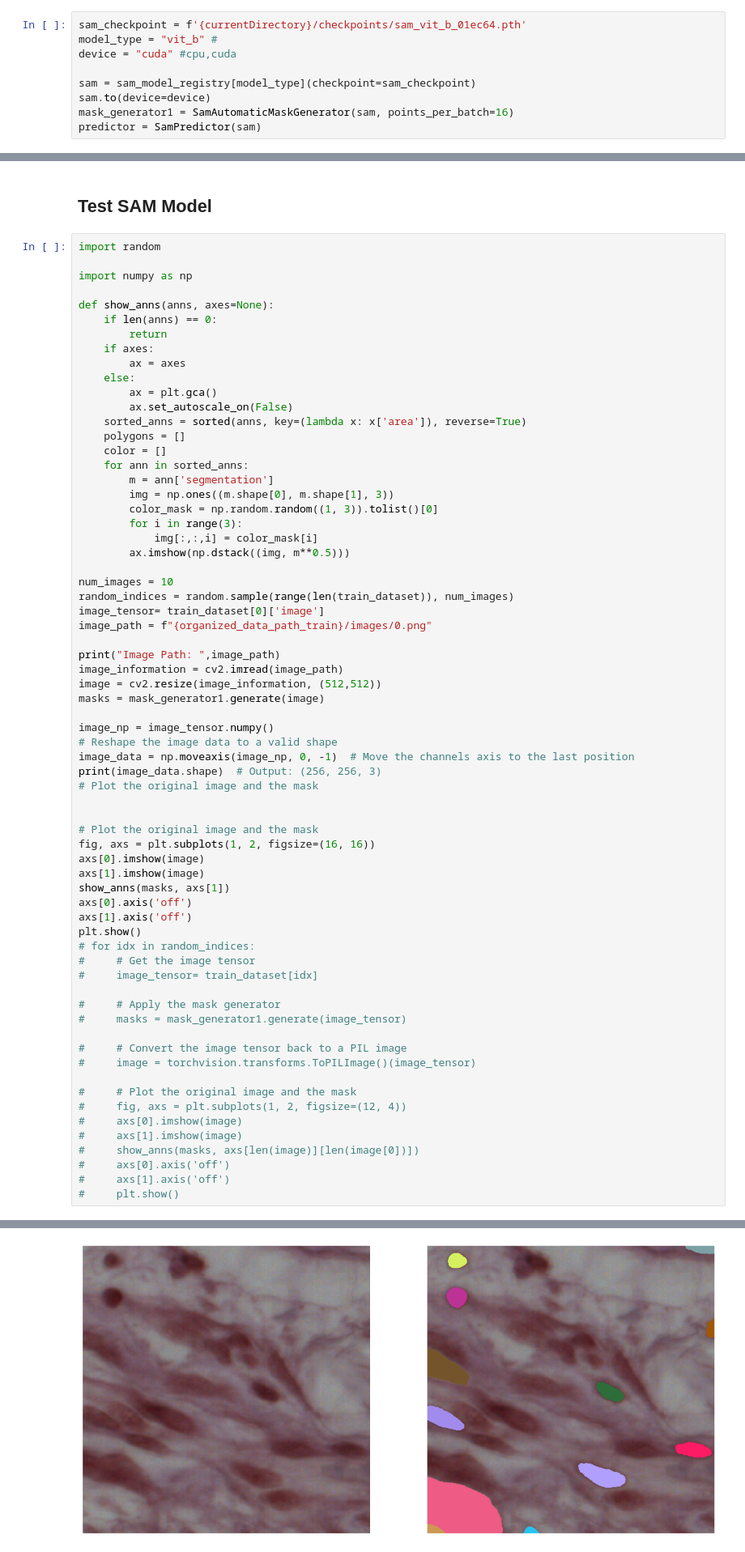
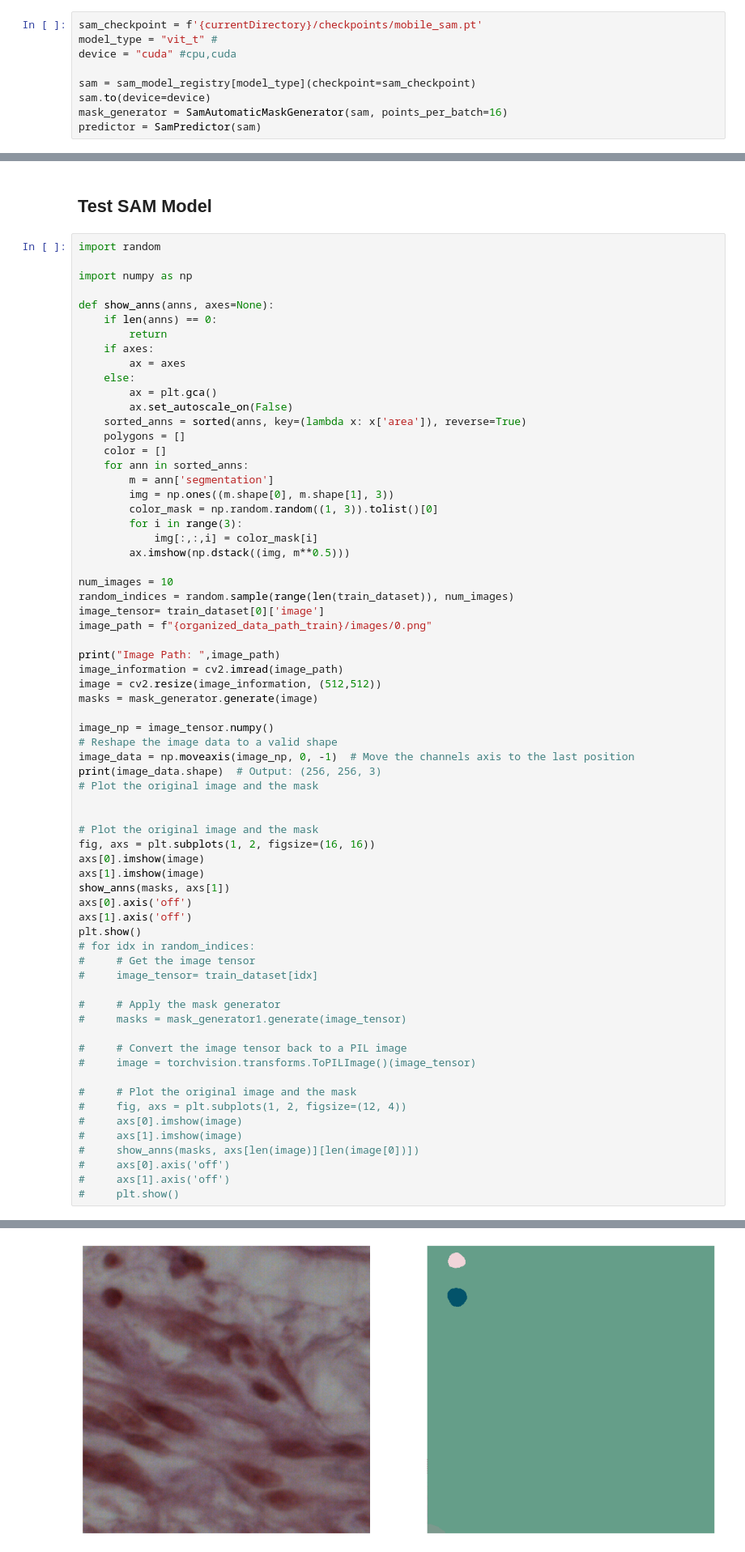
Before and after one commit to lamcnguyen89/CAP_5516_Medical_Imaging_Computing, a Jupyter notebook: Assignments/Assignment_03/CAP5516_Assignment_03.ipynb, the cells around one changed output, grey strips where cells are left out. Shown at 81% size. Saved outputs shown, nothing was run; the diff lists cells and outputs as text.

```diff
--- a/Assignments/Assignment_03/CAP5516_Assignment_03.ipynb
+++ b/Assignments/Assignment_03/CAP5516_Assignment_03.ipynb
@@ -352,11 +361,11 @@ torch.Size([3, 512, 512])
 # %%
-sam_checkpoint = f'{currentDirectory}/checkpoints/sam_vit_b_01ec64.pth'
-model_type = "vit_b" #
+sam_checkpoint = f'{currentDirectory}/checkpoints/mobile_sam.pt'
+model_type = "vit_t" #
 device = "cuda" #cpu,cuda
 
 sam = sam_model_registry[model_type](checkpoint=sam_checkpoint)
 sam.to(device=device)
-mask_generator1 = SamAutomaticMaskGenerator(sam, points_per_batch=16)
+mask_generator = SamAutomaticMaskGenerator(sam, points_per_batch=16)
 predictor = SamPredictor(sam)
 # %%
 # Check VRAM Usage:
@@ -415,7 +422,7 @@ image_path = f"{organized_data_path_train}/images/0.png"
 print("Image Path: ",image_path)
 image_information = cv2.imread(image_path)
 image = cv2.resize(image_information, (512,512))
-masks = mask_generator1.generate(image)
+masks = mask_generator.generate(image)
 
 image_np = image_tensor.numpy()
 # Reshape the image data to a valid shape
@@ -455,5 +462,5 @@ Image Path:  /mnt/Storage02/SoftwareDev/CAP_5516_Medical_Imaging_Computing/Assig
 (512, 512, 3)
-[figure, old version]
+[figure, new version]
 # %% [markdown]
 ## Apply LORA To SAM
 # %% [markdown]
```
Also changed, not shown: parts of 14 cells of this notebook, 3 other files.
